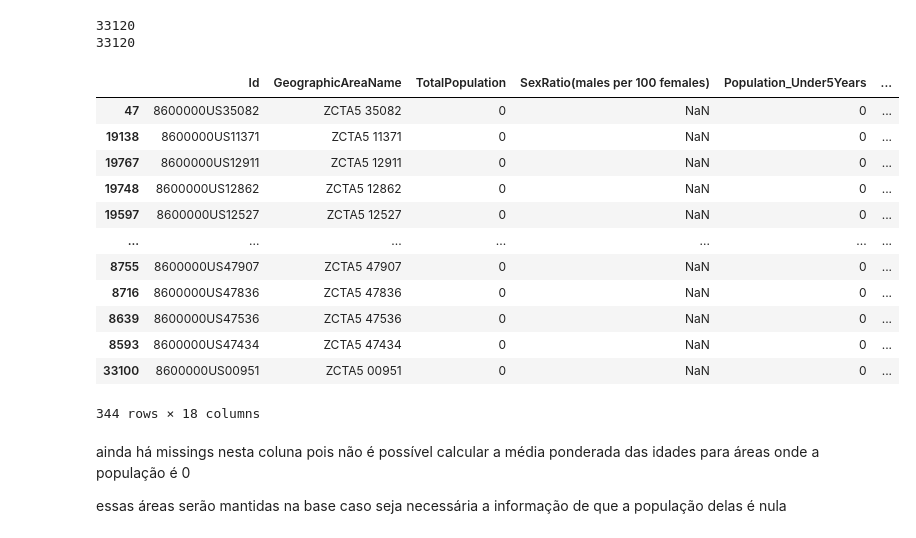
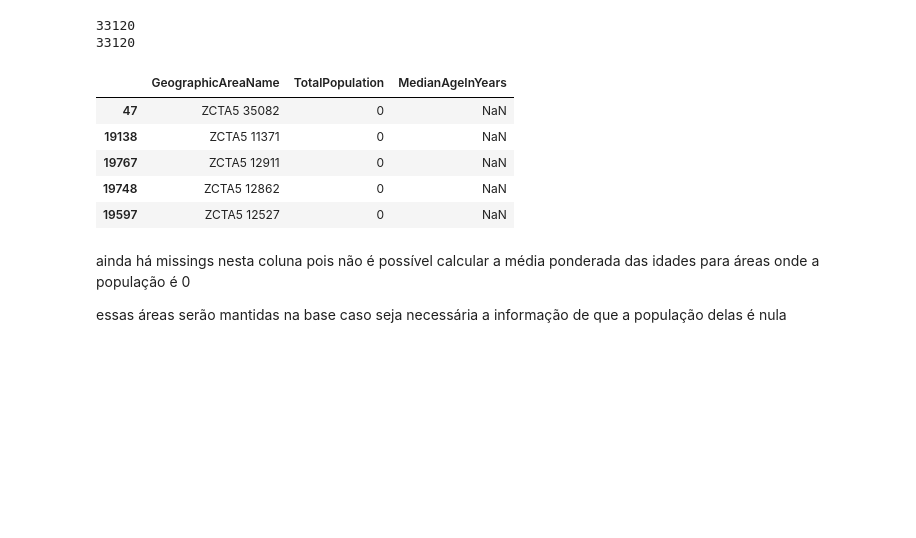
Before and after one commit to leticiafaria7/case-elogroup, a Jupyter notebook: 1_checagem-tratamento-dados.ipynb, the cells around one changed output. Drawn from its saved outputs; the diff is of its cells as text; code cells hidden in the pictures; blank space fills up the shorter version.

```diff
--- a/1_checagem-tratamento-dados.ipynb
+++ b/1_checagem-tratamento-dados.ipynb
@@ -436,23 +429,16 @@ print(len(demographic_data1))
 33120
 33120
 # %%
-# conferindo novamente os missings
+# conferindo novamente os missings colocando a totalpopulation em ordem decrescente
 
-demographic_data1[demographic_data1['MedianAgeInYears'].isnull()].sort_values('TotalPopulation', ascending = False)
+demographic_data1[demographic_data1['MedianAgeInYears'].isnull()].sort_values('TotalPopulation', ascending = False).head()[['GeographicAreaName', 'TotalPopulation', 'MedianAgeInYears']]
 # %% [output]
-|  | Id | GeographicAreaName | TotalPopulation | SexRatio(males per 100 females) | Population_Under5Years | ... |
-| 47 | 8600000US35082 | ZCTA5 35082 | 0 | NaN | 0 | ... |
-| 19138 | 8600000US11371 | ZCTA5 11371 | 0 | NaN | 0 | ... |
-| 19767 | 8600000US12911 | ZCTA5 12911 | 0 | NaN | 0 | ... |
-| 19748 | 8600000US12862 | ZCTA5 12862 | 0 | NaN | 0 | ... |
-| 19597 | 8600000US12527 | ZCTA5 12527 | 0 | NaN | 0 | ... |
-| ... | ... | ... | ... | ... | ... | ... |
-| 8755 | 8600000US47907 | ZCTA5 47907 | 0 | NaN | 0 | ... |
-| 8716 | 8600000US47836 | ZCTA5 47836 | 0 | NaN | 0 | ... |
-| 8639 | 8600000US47536 | ZCTA5 47536 | 0 | NaN | 0 | ... |
-| 8593 | 8600000US47434 | ZCTA5 47434 | 0 | NaN | 0 | ... |
-| 33100 | 8600000US00951 | ZCTA5 00951 | 0 | NaN | 0 | ... |
+|  | GeographicAreaName | TotalPopulation | MedianAgeInYears |
+| 47 | ZCTA5 35082 | 0 | NaN |
+| 19138 | ZCTA5 11371 | 0 | NaN |
+| 19767 | ZCTA5 12911 | 0 | NaN |
+| 19748 | ZCTA5 12862 | 0 | NaN |
+| 19597 | ZCTA5 12527 | 0 | NaN |
-344 rows × 18 columns
 # %% [markdown]
 ainda há missings nesta coluna pois não é possível calcular a média ponderada das idades para áreas onde a população é 0
 
```
Also changed, not shown: parts of 43 cells of this notebook.
